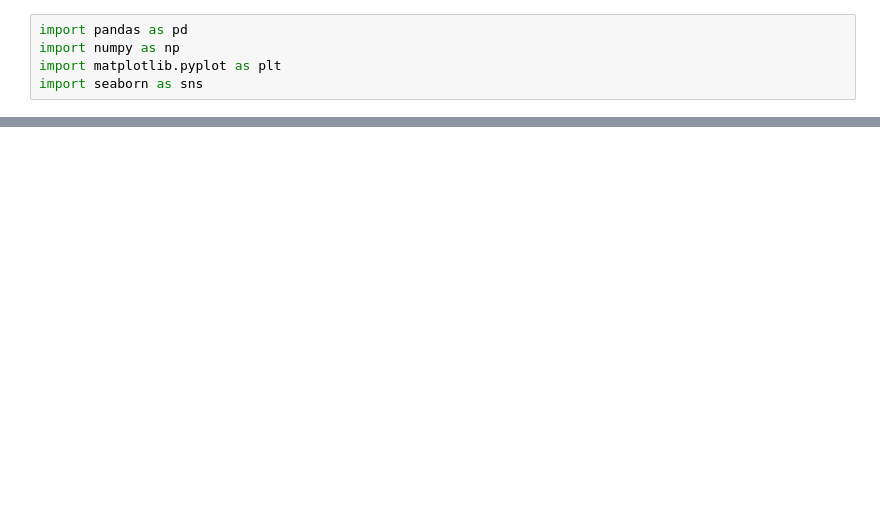
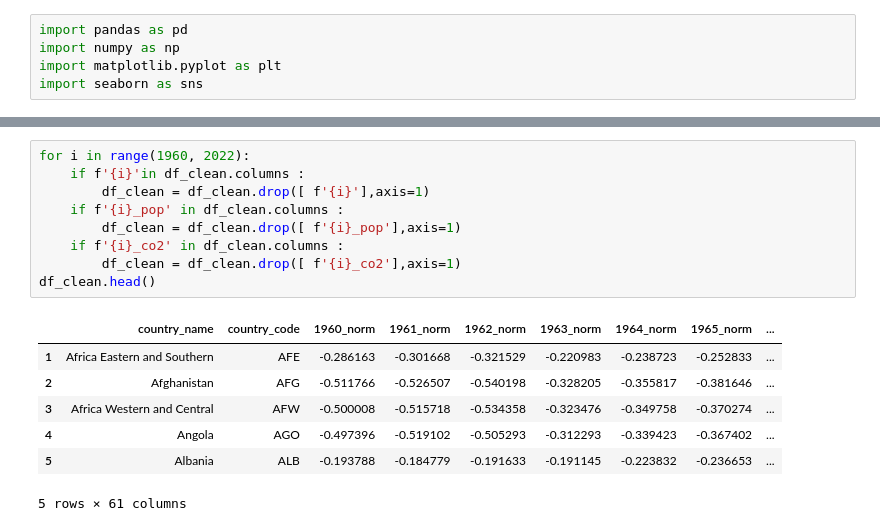
Before and after one commit to sgr45/co2emission, a Jupyter notebook: dataset.ipynb, the cells around one changed output, grey strips where cells are left out. Drawn from its saved outputs; the diff is of its cells as text; blank space fills up the shorter version.

```diff
--- a/dataset.ipynb
+++ b/dataset.ipynb
@@ -27,0 +95,17 @@ df2
+# %%
+for i in range(1960, 2022):
+    if f'{i}'in df_clean.columns :
+        df_clean = df_clean.drop([ f'{i}'],axis=1)
+    if f'{i}_pop' in df_clean.columns :
+        df_clean = df_clean.drop([ f'{i}_pop'],axis=1)
+    if f'{i}_co2' in df_clean.columns :
+        df_clean = df_clean.drop([ f'{i}_co2'],axis=1)
+df_clean.head()
+# %% [output]
+|  | country_name | country_code | 1960_norm | 1961_norm | 1962_norm | 1963_norm | 1964_norm | 1965_norm | ... |
+| 1 | Africa Eastern and Southern | AFE | -0.286163 | -0.301668 | -0.321529 | -0.220983 | -0.238723 | -0.252833 | ... |
+| 2 | Afghanistan | AFG | -0.511766 | -0.526507 | -0.540198 | -0.328205 | -0.355817 | -0.381646 | ... |
+| 3 | Africa Western and Central | AFW | -0.500008 | -0.515718 | -0.534358 | -0.323476 | -0.349758 | -0.370274 | ... |
+| 4 | Angola | AGO | -0.497396 | -0.519102 | -0.505293 | -0.312293 | -0.339423 | -0.367402 | ... |
+| 5 | Albania | ALB | -0.193788 | -0.184779 | -0.191633 | -0.191145 | -0.223832 | -0.236653 | ... |
+5 rows × 61 columns
```
Also changed, not shown: parts of 13 cells of this notebook, 2 other files.
